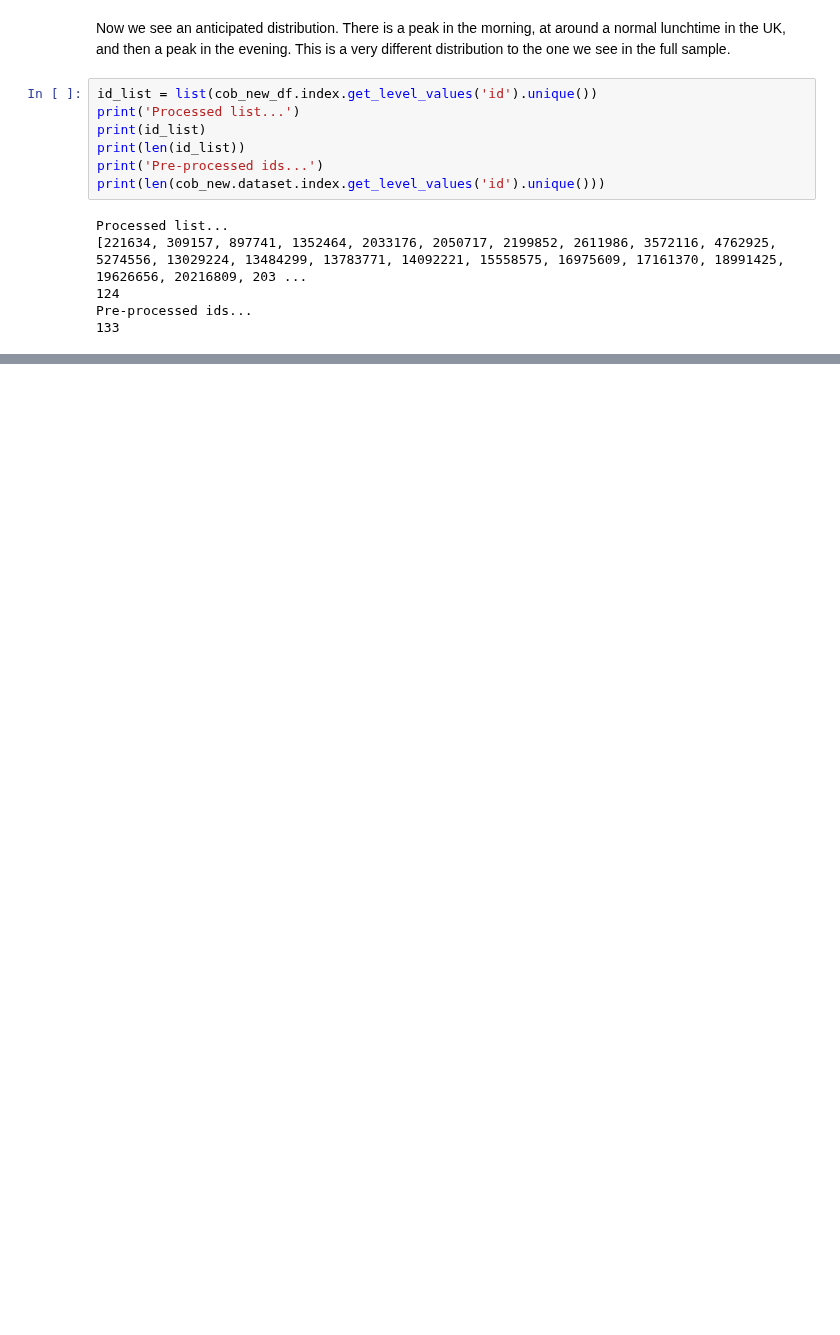
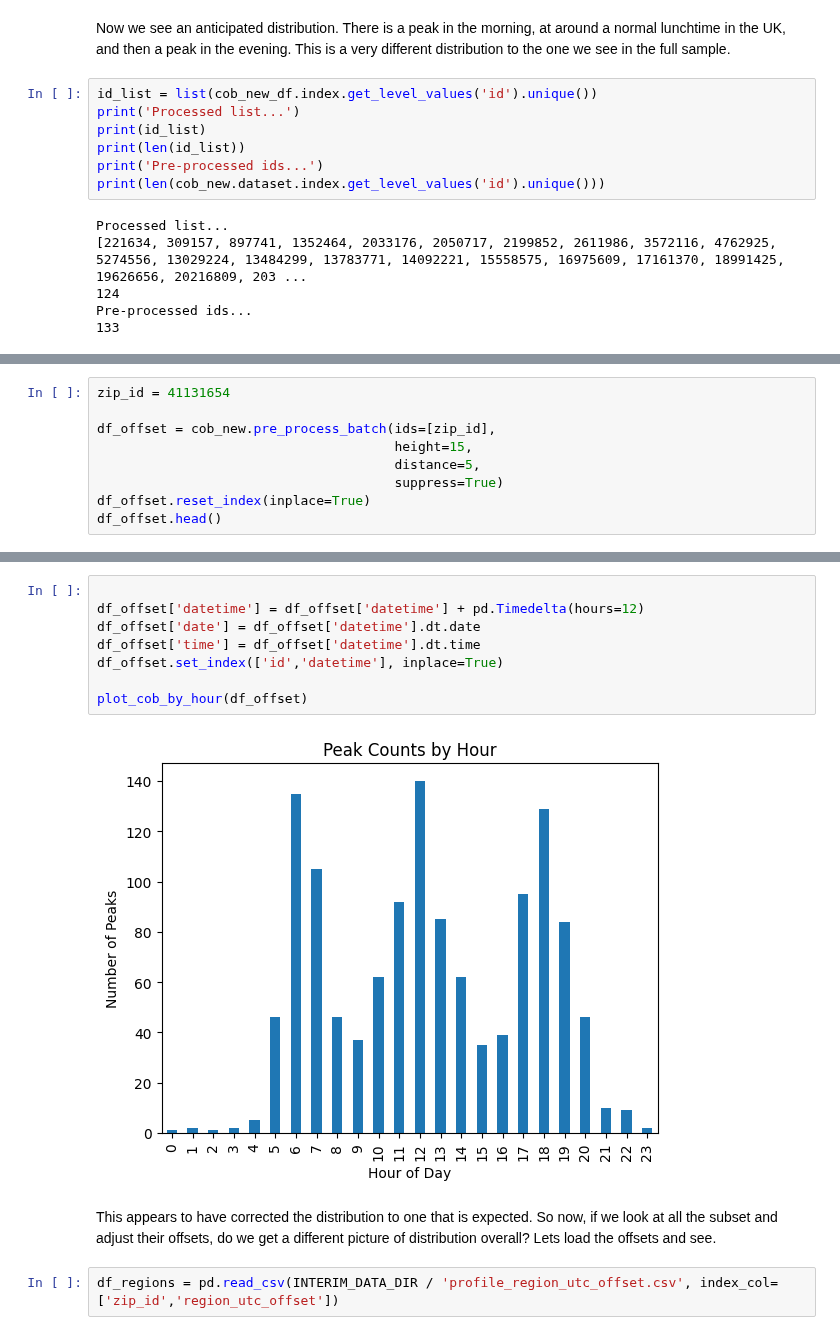
Before and after one commit to rdbrist/masters_project, a Jupyter notebook: notebooks/1.01-rd-implementing-cob-analysis.ipynb, the cells around one changed output, grey strips where cells are left out. Saved outputs shown, nothing was run; the diff lists cells and outputs as text; blank space fills up the shorter version.

Commit message:
Progressing the analysis of timezones. Successfully proved the use of the profile timezone to offset the datetimes in the device status files.

```diff
--- a/notebooks/1.01-rd-implementing-cob-analysis.ipynb
+++ b/notebooks/1.01-rd-implementing-cob-analysis.ipynb
@@ -170,0 +172,9 @@ Here, there is evidence that the distributions are shifted, caused by inaccurate
+# %%
+zip_id = 41131654
+
+df_offset = cob_new.pre_process_batch(ids=[zip_id],
+                                      height=15,
+                                      distance=5,
+                                      suppress=True)
+df_offset.reset_index(inplace=True)
+df_offset.head()
@@ -170,0 +188,14 @@ Here, there is evidence that the distributions are shifted, caused by inaccurate
+# %%
+
+df_offset['datetime'] = df_offset['datetime'] + pd.Timedelta(hours=12)
+df_offset['date'] = df_offset['datetime'].dt.date
+df_offset['time'] = df_offset['datetime'].dt.time
+df_offset.set_index(['id','datetime'], inplace=True)
+
+plot_cob_by_hour(df_offset)
+# %% [output]
+[figure, added]
+# %% [markdown]
+This appears to have corrected the distribution to one that is expected. So now, if we look at all the subset and adjust their offsets, do we get a different picture of distribution overall? Lets load the offsets and see.
+# %%
+df_regions = pd.read_csv(INTERIM_DATA_DIR / 'profile_region_utc_offset.csv', index_col=['zip_id','region_utc_offset'])
```
Also changed, not shown: parts of 16 cells of this notebook, 9 other files.
